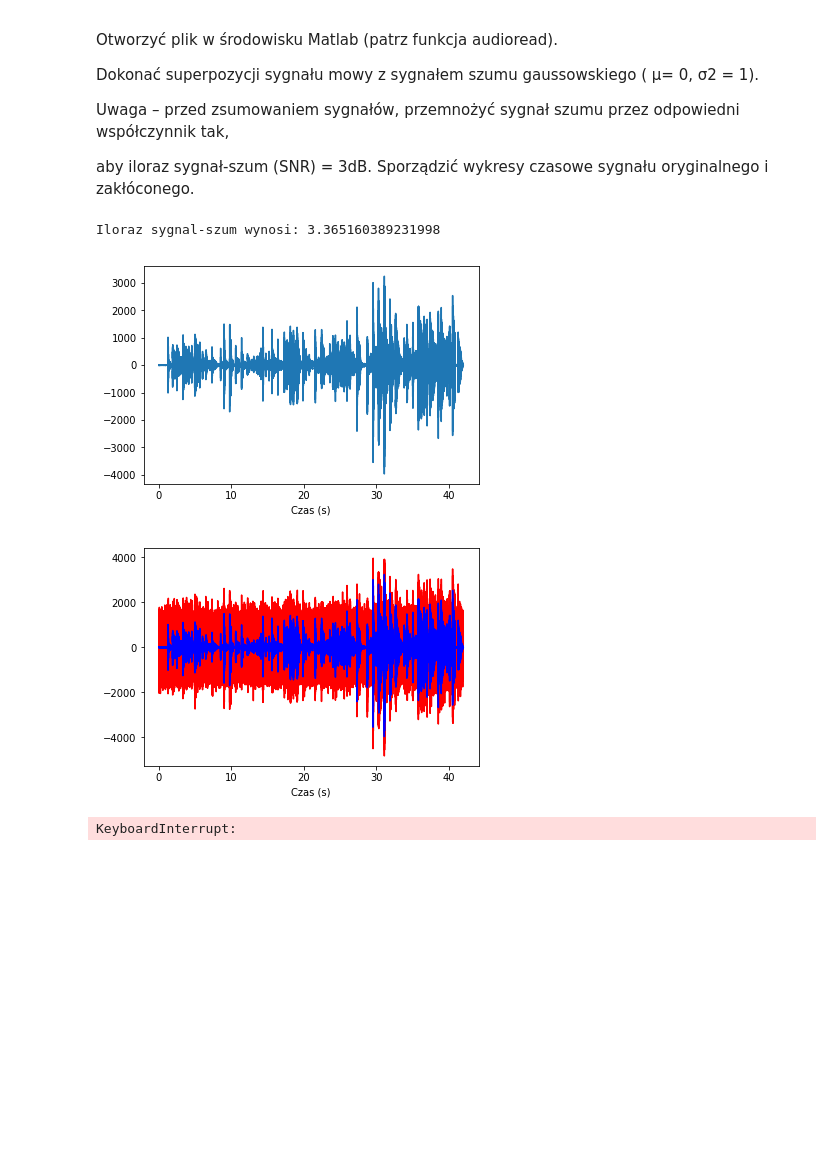
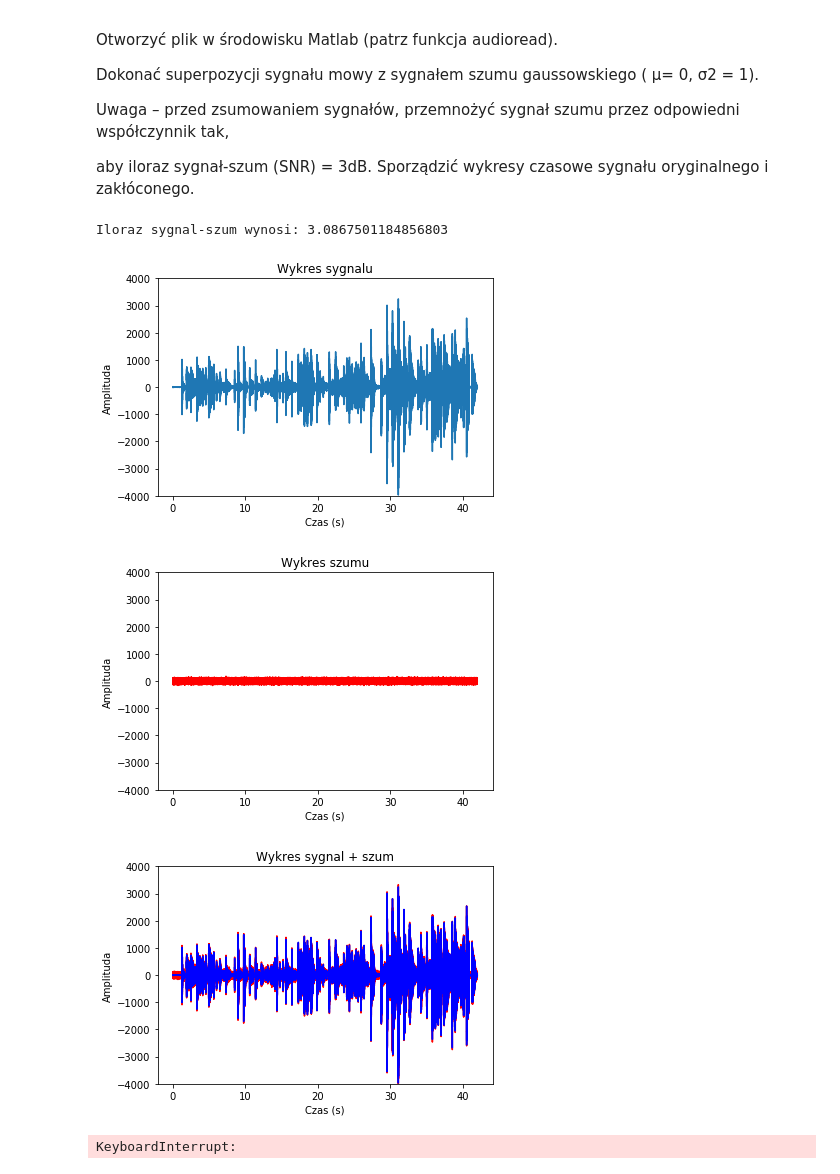
Before and after one commit to WojciechMojsiejuk/PB_INF_SEM_3, a Jupyter notebook: PrzetwarzanieSygnalow/Ćwiczenie2.ipynb, the cells around one changed output. Drawn from its saved outputs; the diff is of its cells as text; code cells hidden in the pictures; blank space fills up the shorter version.

```diff
--- a/PrzetwarzanieSygnalow/Ćwiczenie2.ipynb
+++ b/PrzetwarzanieSygnalow/Ćwiczenie2.ipynb
@@ -278,28 +416,43 @@ aby iloraz sygnał-szum (SNR) = 3dB. Sporządzić wykresy czasowe sygnału orygi
 # %%
 import wave
 from scipy.io.wavfile import read
 from scipy.io.wavfile import write
 import matplotlib.pyplot as plt
 
 # read audio samples
 fs = read('test.wav')[0]
 signal = read('test.wav')[1]
 t=np.arange(0,len(signal)/fs,1/fs)
-k=460 #Wspolczynik
+k=35 #Wspolczynik
 noise = k*np.random.normal(size=len(signal[:,0]),loc=0,scale=1)
-db=20 * np.log10(abs(signal[:,0].max()/noise.max()))
+rmssignal=np.sqrt(np.mean(np.square(signal[:,0])))
+rmsnoise=np.sqrt(np.mean(np.square(noise)))
+db=20 * np.log10(rmssignal/rmsnoise)
 print('Iloraz sygnal-szum wynosi: '+str(db))
 plt.plot(t, signal[:,0]);
 plt.xlabel('Czas (s)');
+plt.title("Wykres sygnalu")
+plt.ylabel("Amplituda")
+plt.ylim(-4000,4000)
 plt.show()
+plt.ylim(-4000,4000)
+plt.title("Wykres szumu")
+plt.xlabel('Czas (s)');
+plt.ylabel("Amplituda")
+plt.plot(t,noise,'r');
+plt.show()
+plt.ylabel("Amplituda")
+plt.title("Wykres sygnal + szum")
 plt.plot(t, signal[:,0]+noise,'r',t, signal[:,0],'b');
 plt.xlabel('Czas (s)');
+plt.ylim(-4000,4000)
 plt.show()
 write('testzszumem.wav',fs,signal[:,0]+noise)
 # %% [output]
-Iloraz sygnal-szum wynosi: 3.365160389231998
+Iloraz sygnal-szum wynosi: 3.0867501184856803
-[figure, old version]
+[figure, new version]
-[figure, old version]
+[figure, new version]
+[figure, added]
 # %%
 wf = wave.open('test.wav', 'rb')
 p = pyaudio.PyAudio()
```
Also changed, not shown: parts of 11 cells of this notebook, 3 other files.
